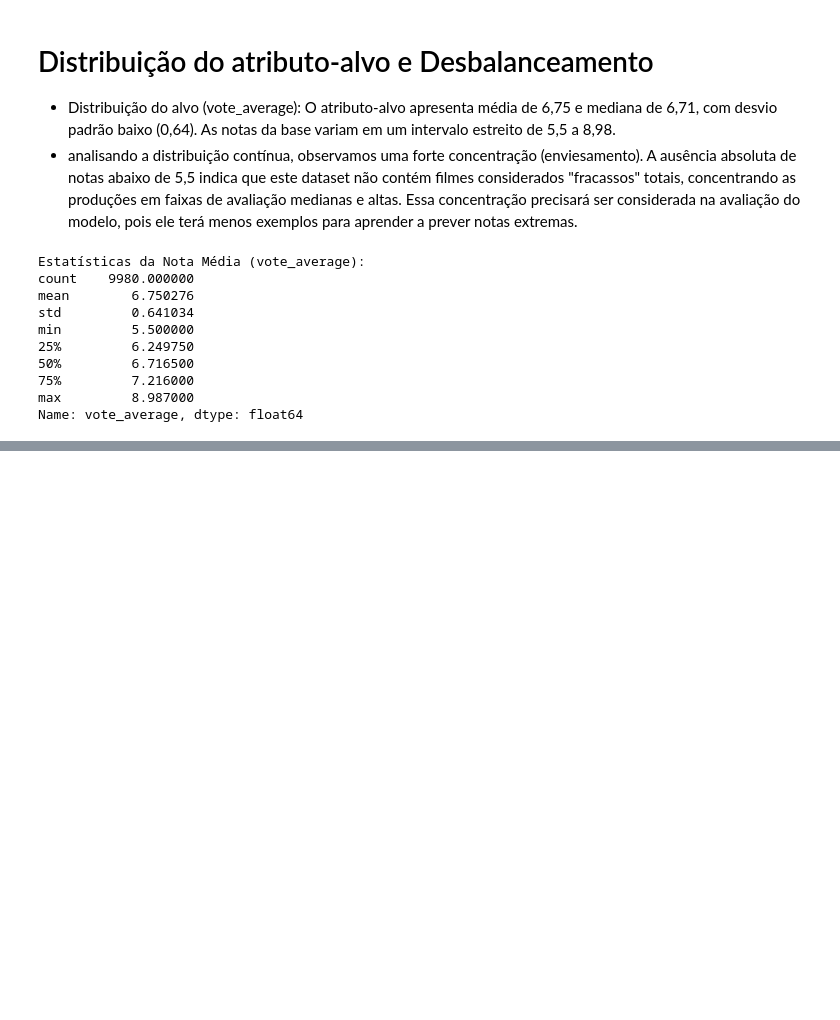
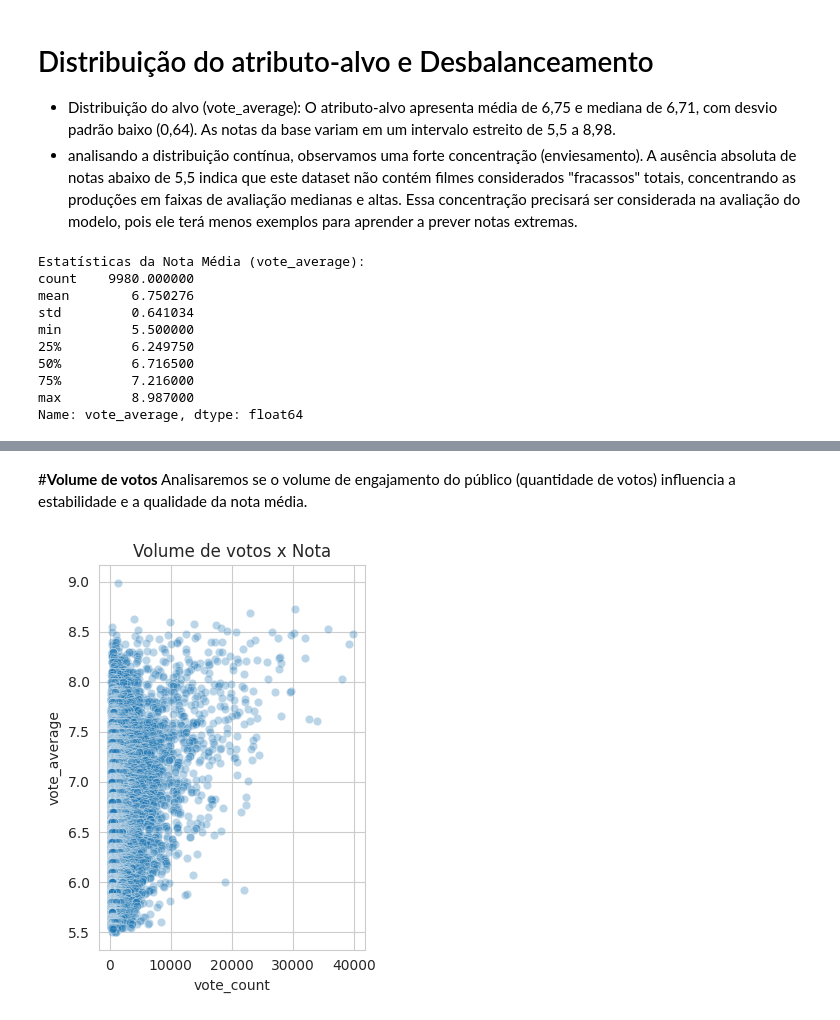
Before and after one commit to henric00/PROJETO_IA, a Jupyter notebook: Projeto_Final.ipynb, the cells around one changed output, grey strips where cells are left out. Drawn from its saved outputs; the diff is of its cells as text; code cells hidden in the pictures; blank space fills up the shorter version.

```diff
--- a/Projeto_Final.ipynb
+++ b/Projeto_Final.ipynb
@@ -129,0 +192,11 @@ Name: vote_average, dtype: float64
+# %% [markdown]
+#**Volume de votos**
+Analisaremos se o volume de engajamento do público (quantidade de votos) influencia a estabilidade e a qualidade da nota média.
+# %%
+plt.subplot(1, 2, 2)
+sns.scatterplot(x='vote_count', y='vote_average', data=df, alpha=0.3)
+plt.title('Volume de votos x Nota')
+plt.tight_layout()
+plt.show()
+# %% [output]
+[figure, added]
```
Also changed, not shown: parts of 16 cells of this notebook.
